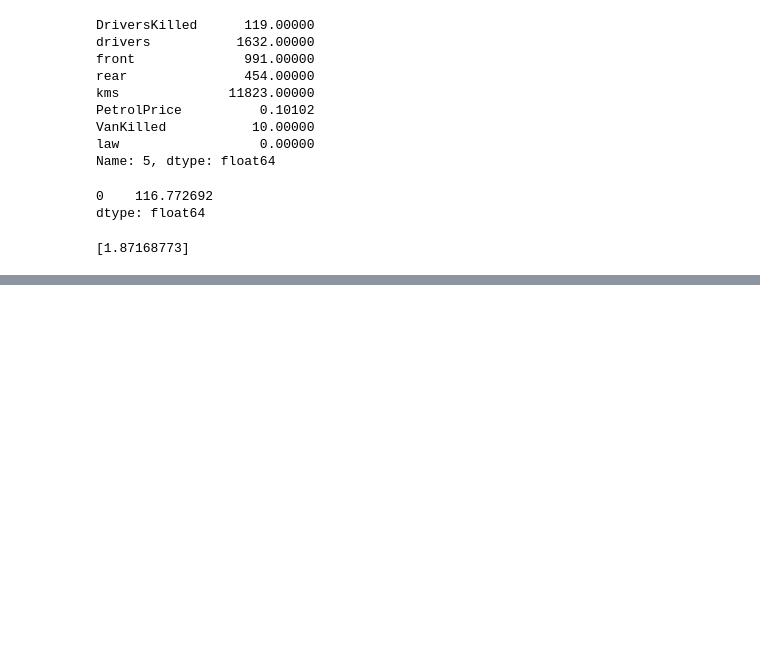
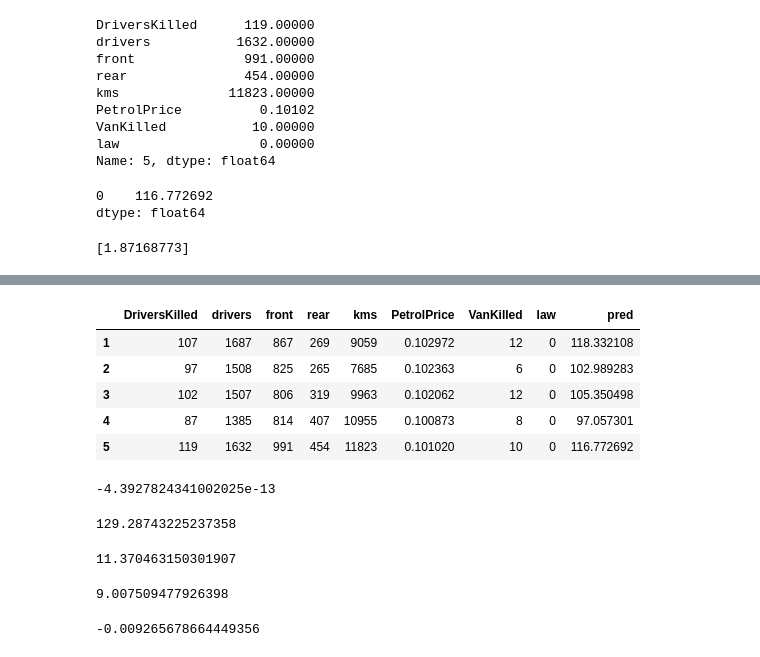
Before and after one commit to HongSeongMo/Bigdata_Analysis_Professional, a Jupyter notebook: 241021.ipynb, the cells around one changed output, grey strips where cells are left out. Drawn from its saved outputs; the diff is of its cells as text; code cells hidden in the pictures; blank space fills up the shorter version.

```diff
--- a/241021.ipynb
+++ b/241021.ipynb
@@ -170,0 +179,3 @@ print(abs(relative_error))
+# %%
+data = pd.read_csv('/content/drive/MyDrive/Colab Notebooks/work/seatbelts.csv', header=0, index_col=0)
+data.head()
@@ -170,0 +189,7 @@ print(abs(relative_error))
+# %%
+df = data.copy()
+# %%
+x = df[['drivers', 'front','rear', 'kms', 'PetrolPrice']]
+y = df['DriversKilled']
+fit = ols('y ~ x', data=df).fit()
+print(fit.summary())
@@ -170,0 +214,35 @@ print(abs(relative_error))
+# %%
+df['pred'] = fit.fittedvalues
+df.head()
+# %% [output]
+|  | DriversKilled | drivers | front | rear | kms | PetrolPrice | VanKilled | law | pred |
+| 1 | 107 | 1687 | 867 | 269 | 9059 | 0.102972 | 12 | 0 | 118.332108 |
+| 2 | 97 | 1508 | 825 | 265 | 7685 | 0.102363 | 6 | 0 | 102.989283 |
+| 3 | 102 | 1507 | 806 | 319 | 9963 | 0.102062 | 12 | 0 | 105.350498 |
+| 4 | 87 | 1385 | 814 | 407 | 10955 | 0.100873 | 8 | 0 | 97.057301 |
+| 5 | 119 | 1632 | 991 | 454 | 11823 | 0.101020 | 10 | 0 | 116.772692 |
+# %%
+me = (df['DriversKilled'] - df['pred']).mean()
+print(me)
+# %% [output]
+-4.3927824341002025e-13
+# %%
+mse = ((df['DriversKilled'] - df['pred'])**2).mean()
+print(mse)
+# %% [output]
+129.28743225237358
+# %%
+rmse = math.sqrt(mse)
+print(rmse)
+# %% [output]
+11.370463150301907
+# %%
+mae = abs(df['DriversKilled'] - df['pred']).mean()
+print(mae)
+# %% [output]
+9.007509477926398
+# %%
+mpe = ((df['DriversKilled'] - df['pred']) / (df['DriversKilled'])).mean()
+print(mpe)
+# %% [output]
+-0.009265678664449356
```
Also changed, not shown: parts of 6 cells of this notebook.
